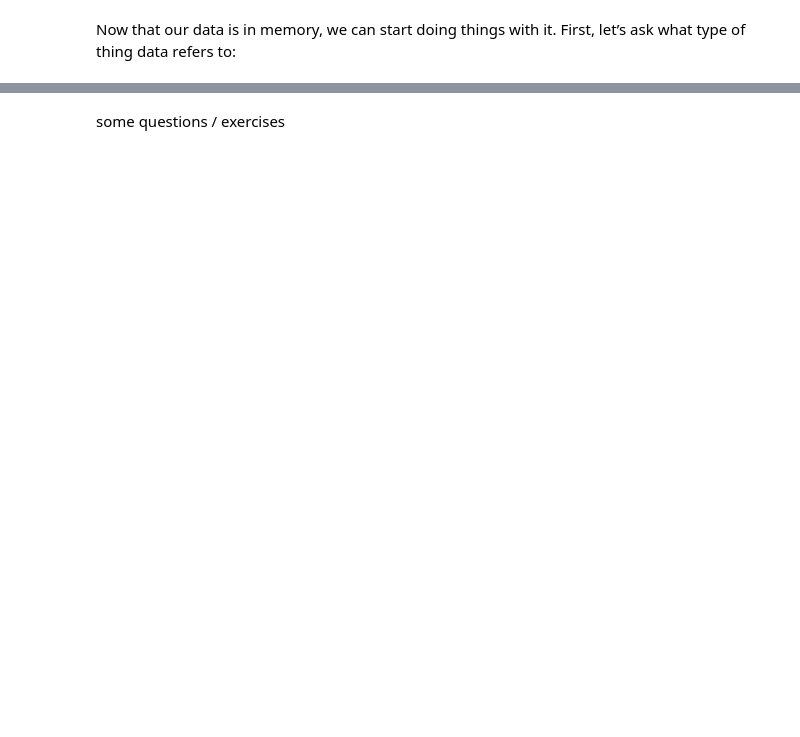
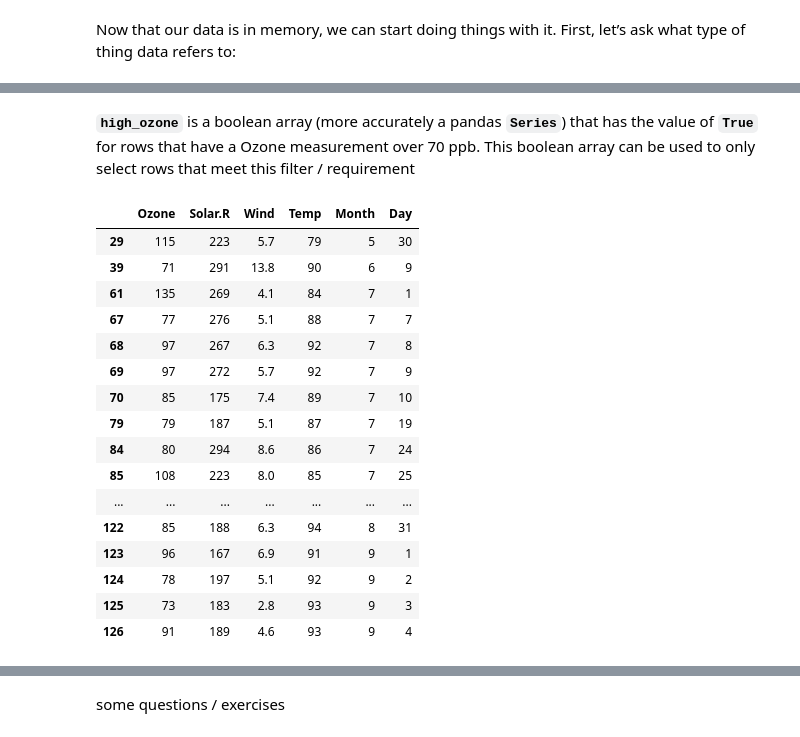
Before and after one commit to CurtinIDS/python-workshop-20160627, a Jupyter notebook: PythonWorkshop.ipynb, the cells around one changed output, grey strips where cells are left out. Cells and saved outputs as stored; diff of their text form; code cells hidden in the pictures; blank space fills up the shorter version.

```diff
--- a/PythonWorkshop.ipynb
+++ b/PythonWorkshop.ipynb
@@ -122,0 +264,22 @@ print(data.loc[0])
+# %% [markdown]
+__`high_ozone`__ is a boolean array (more accurately a pandas __`Series`__) that has the value of __`True`__ for rows that have a Ozone measurement over 70 ppb. This boolean array can be used to only select rows that meet this filter / requirement
+# %%
+data[high_ozone]
+# %% [output]
+|  | Ozone | Solar.R | Wind | Temp | Month | Day |
+| 29 | 115 | 223 | 5.7 | 79 | 5 | 30 |
+| 39 | 71 | 291 | 13.8 | 90 | 6 | 9 |
+| 61 | 135 | 269 | 4.1 | 84 | 7 | 1 |
+| 67 | 77 | 276 | 5.1 | 88 | 7 | 7 |
+| 68 | 97 | 267 | 6.3 | 92 | 7 | 8 |
+| 69 | 97 | 272 | 5.7 | 92 | 7 | 9 |
+| 70 | 85 | 175 | 7.4 | 89 | 7 | 10 |
+| 79 | 79 | 187 | 5.1 | 87 | 7 | 19 |
+| 84 | 80 | 294 | 8.6 | 86 | 7 | 24 |
+| 85 | 108 | 223 | 8.0 | 85 | 7 | 25 |
+| ... | ... | ... | ... | ... | ... | ... |
+| 122 | 85 | 188 | 6.3 | 94 | 8 | 31 |
+| 123 | 96 | 167 | 6.9 | 91 | 9 | 1 |
+| 124 | 78 | 197 | 5.1 | 92 | 9 | 2 |
+| 125 | 73 | 183 | 2.8 | 93 | 9 | 3 |
+| 126 | 91 | 189 | 4.6 | 93 | 9 | 4 |
```
Also changed, not shown: parts of 46 cells of this notebook, 1 other file.
